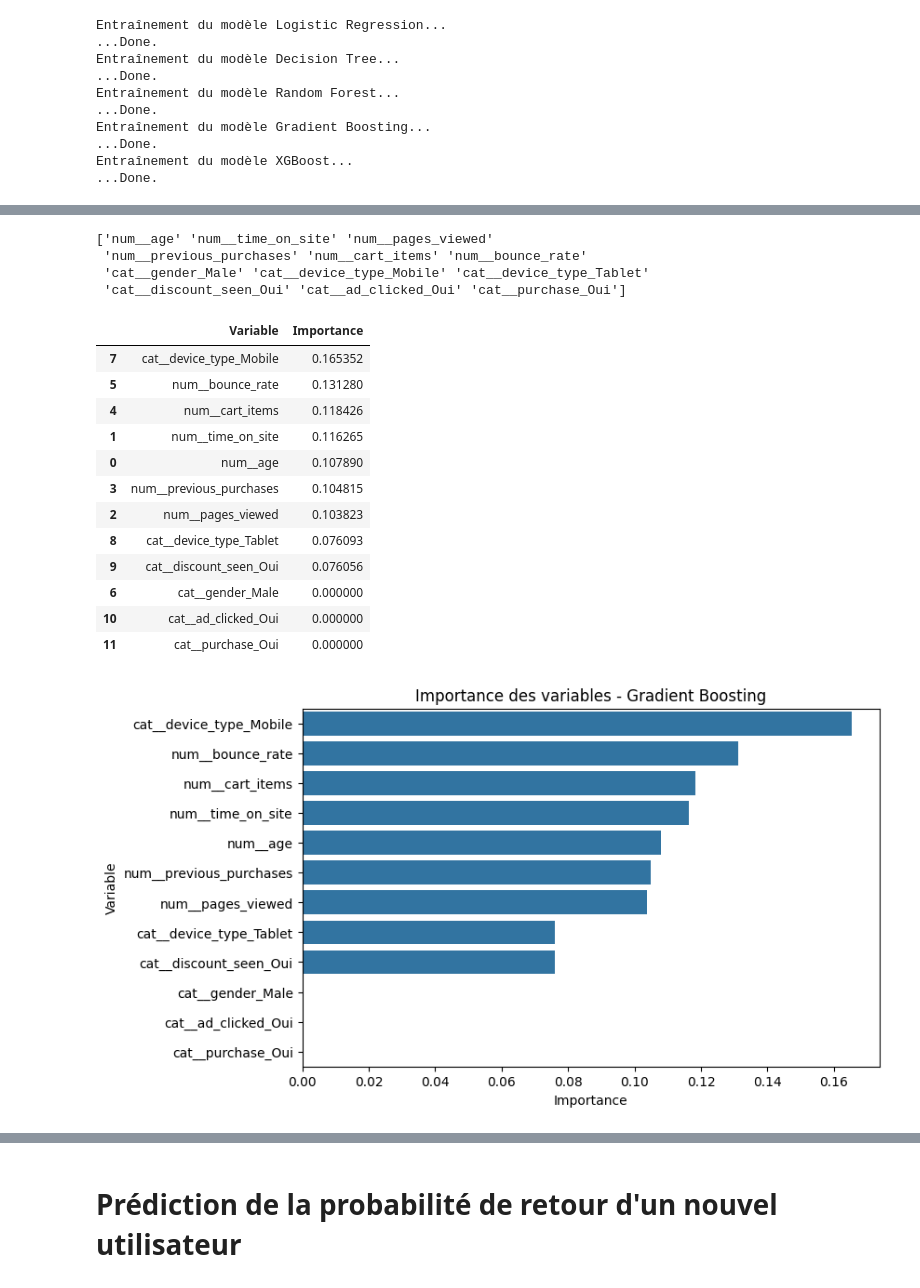
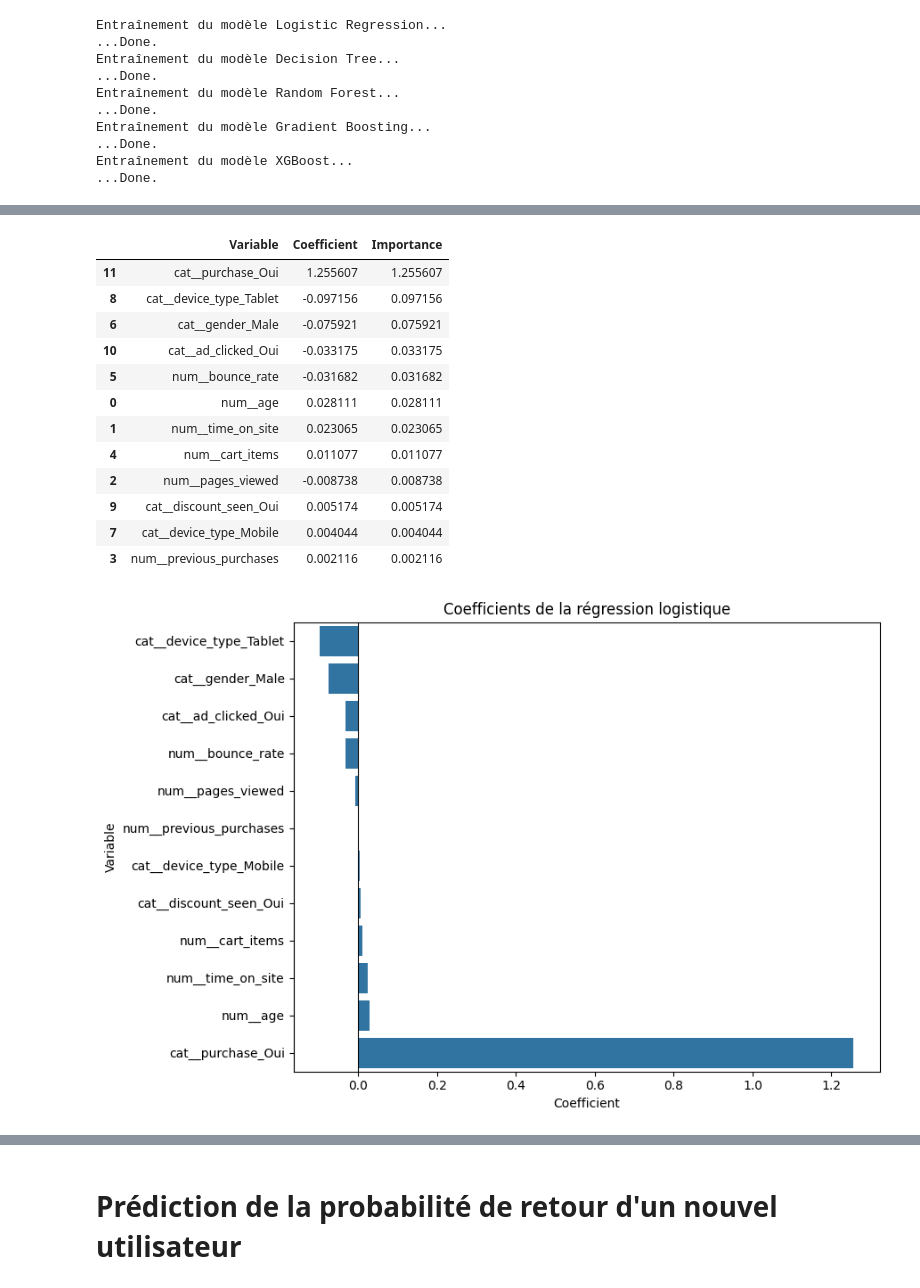
Before and after one commit to adrianavav7-hue/e_commerce_behavior, a Jupyter notebook: ecommerce_user_behavior_final.ipynb, the cells around one changed output, grey strips where cells are left out. Drawn from its saved outputs; the diff is of its cells as text; code cells hidden in the pictures.

```diff
--- a/ecommerce_user_behavior_final.ipynb
+++ b/ecommerce_user_behavior_final.ipynb
@@ -905,7 +1003,7 @@ for name, config in param_grids.items():
         estimator=config["model"],
         param_grid=config["params"],
         cv=5,
-        scoring="f1",
+        scoring="precision",
         n_jobs=-1
     )
 
@@ -927,7 +1025,7 @@ for name, config in param_grids.items():
 
         "Model": name,
 
-        "Best CV F1": grid.best_score_,
+        "Best CV Precision": grid.best_score_,
 
         "Accuracy": accuracy_score(Y_test, y_pred),
 
@@ -945,10 +1043,10 @@ for name, config in param_grids.items():
 
 results_df = pd.DataFrame(results)
 
-#Classement des modèles selon leur F1-score obtenu sur le test
+#Classement des modèles selon leur précision obtenu sur le test
 
 results_df = results_df.sort_values(
-    by="F1-score",
+    by="Precision",
     ascending=False
 )
 
@@ -1000,57 +1098,69 @@ for name, model in best_models.items():
 # %%
-# Analyse de l'importance des variables avec le modèle Gradient Boosting
+# Analyse des coefficients du modèle de Régression logistique
 
-# Récupération des noms des variables après le prétraitement
+# Récupération des noms des variables après prétraitement
 
 feature_names = preprocessor.get_feature_names_out()
 
-# Affichage des variables utilisées par le modèle
+# Récupération du meilleur modèle
 
-print(feature_names)
+best_log = best_models["Logistic Regression"]
 
-# Création d'un DataFrame
+# Récupération des coefficients
+
+coefficients = best_log.coef_[0]
+
+# Création du DataFrame
 
 importance = pd.DataFrame({
     "Variable": feature_names,
-    "Importance": best_model.feature_importances_
+    "Coefficient": coefficients,
+    "Importance": np.abs(coefficients)
 })
+
+# Tri par importance décroissante
 
 importance = importance.sort_values(
     by="Importance",
     ascending=False
 )
 
 display(importance)
 
-#Visualisation de l'importance des variables
+# Visualisation des coefficients
 
-plt.figure(figsize=(8,5))
+importance_plot = importance.sort_values(
+    by="Coefficient",
+    ascending=True
+)
+
+plt.figure(figsize=(9, 6))
 
 sns.barplot(
-    data=importance,
-    x="Importance",
+    data=importance_plot,
+    x="Coefficient",
     y="Variable"
 )
 
-plt.title("Importance des variables - Gradient Boosting")
+plt.axvline(0, color="black", linewidth=0.8)
+plt.title("Coefficients de la régression logistique")
+plt.xlabel("Coefficient")
+plt.ylabel("Variable")
+plt.tight_layout()
 plt.show()
 # %% [output]
-['num__age' 'num__time_on_site' 'num__pages_viewed'
- 'num__previous_purchases' 'num__cart_items' 'num__bounce_rate'
- 'cat__gender_Male' 'cat__device_type_Mobile' 'cat__device_type_Tablet'
- 'cat__discount_seen_Oui' 'cat__ad_clicked_Oui' 'cat__purchase_Oui']
-|  | Variable | Importance |
-| 7 | cat__device_type_Mobile | 0.165352 |
-| 5 | num__bounce_rate | 0.131280 |
-| 4 | num__cart_items | 0.118426 |
-| 1 | num__time_on_site | 0.116265 |
-| 0 | num__age | 0.107890 |
-| 3 | num__previous_purchases | 0.104815 |
-| 2 | num__pages_viewed | 0.103823 |
-| 8 | cat__device_type_Tablet | 0.076093 |
-| 9 | cat__discount_seen_Oui | 0.076056 |
-| 6 | cat__gender_Male | 0.000000 |
-| 10 | cat__ad_clicked_Oui | 0.000000 |
-| 11 | cat__purchase_Oui | 0.000000 |
+|  | Variable | Coefficient | Importance |
+| 11 | cat__purchase_Oui | 1.255607 | 1.255607 |
+| 8 | cat__device_type_Tablet | -0.097156 | 0.097156 |
+| 6 | cat__gender_Male | -0.075921 | 0.075921 |
+| 10 | cat__ad_clicked_Oui | -0.033175 | 0.033175 |
+| 5 | num__bounce_rate | -0.031682 | 0.031682 |
+| 0 | num__age | 0.028111 | 0.028111 |
+| 1 | num__time_on_site | 0.023065 | 0.023065 |
+| 4 | num__cart_items | 0.011077 | 0.011077 |
+| 2 | num__pages_viewed | -0.008738 | 0.008738 |
+| 9 | cat__discount_seen_Oui | 0.005174 | 0.005174 |
+| 7 | cat__device_type_Mobile | 0.004044 | 0.004044 |
+| 3 | num__previous_purchases | 0.002116 | 0.002116 |
-[figure, old version]
+[figure, new version]
 # %% [markdown]
```
Also changed, not shown: parts of 29 cells of this notebook, 2 other files.
